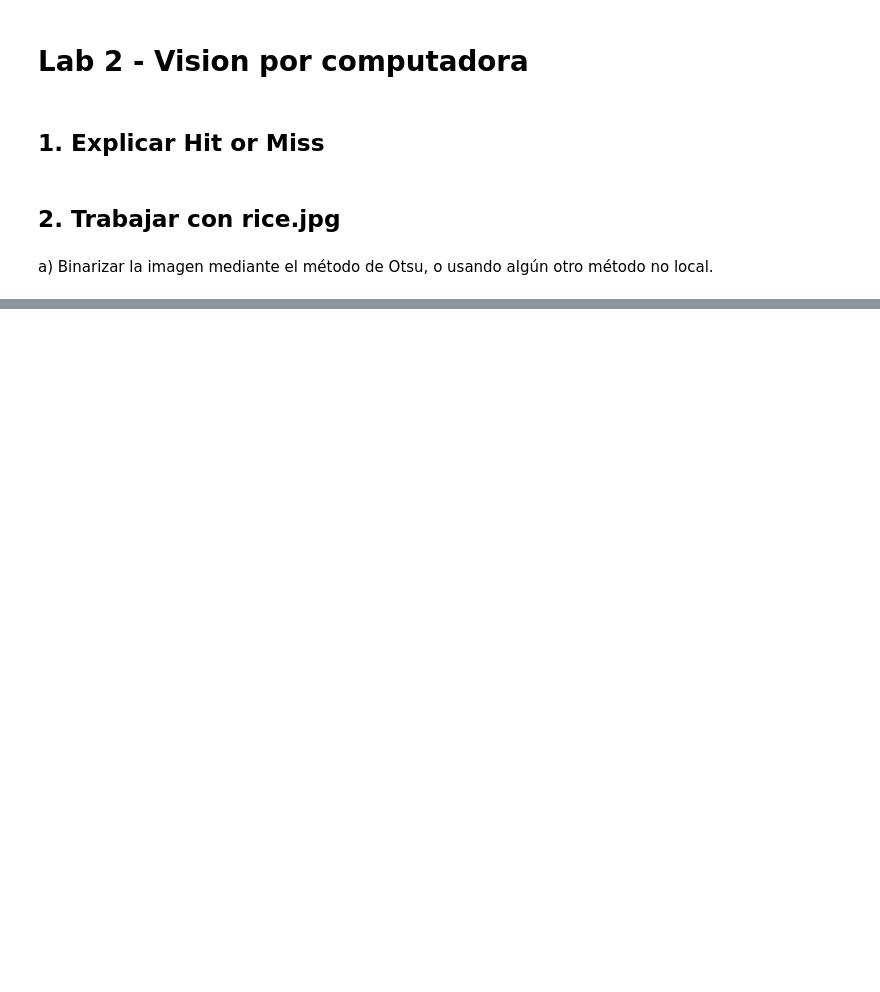
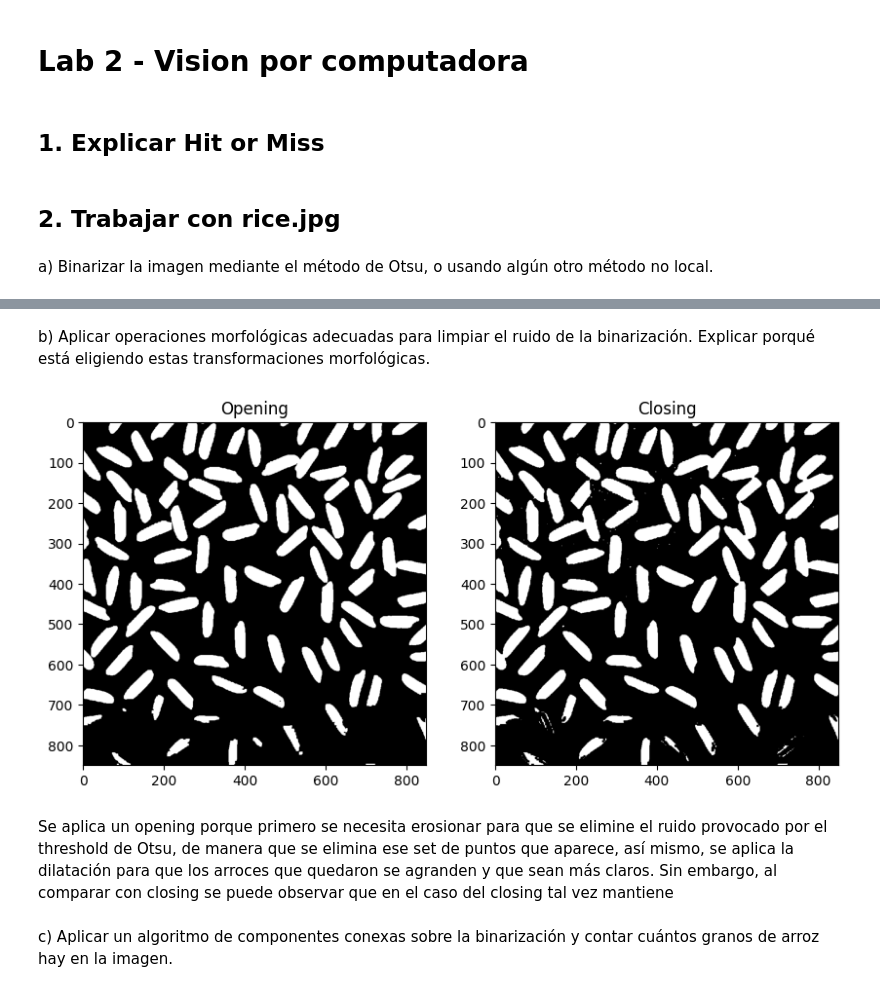
Before and after one commit to DiggsPapu/computer-vision-2, a Jupyter notebook: lab2.ipynb, the cells around one changed output, grey strips where cells are left out. Saved outputs shown, nothing was run; the diff lists cells and outputs as text; code cells hidden in the pictures; blank space fills up the shorter version.

```diff
--- a/lab2.ipynb
+++ b/lab2.ipynb
@@ -32,0 +34,20 @@ plt.show()
+# %% [markdown]
+ b) Aplicar operaciones morfológicas adecuadas para limpiar el ruido de la binarización. Explicar porqué está eligiendo estas transformaciones morfológicas.
+# %%
+kernel = np.ones((5, 5), np.uint8)  # You can adjust the size of the kernel
+riceOpening = cv.morphologyEx(riceWithTh, cv.MORPH_OPEN, kernel)
+riceClosing = cv.morphologyEx(riceWithTh, cv.MORPH_CLOSE, kernel)
+plt.figure(figsize=(10,10))
+plt.subplot(1,2,1)
+plt.title("Opening")
+plt.imshow(riceOpening, cmap='gray', vmin=0, vmax=255)
+plt.subplot(1,2,2)
+plt.title("Closing")
+plt.imshow(riceClosing, cmap='gray', vmin=0, vmax=255)
+plt.show()
+# %% [output]
+[figure, added]
+# %% [markdown]
+Se aplica un opening porque primero se necesita erosionar para que se elimine el ruido provocado por el threshold de Otsu, de manera que se elimina ese set de puntos que aparece, así mismo, se aplica la dilatación para que los arroces que quedaron se agranden y que sean más claros. Sin embargo, al comparar con closing se puede observar que en el caso del closing tal vez mantiene
+# %% [markdown]
+c) Aplicar un algoritmo de componentes conexas sobre la binarización y contar cuántos granos de arroz hay en la imagen.
```
Also changed, not shown: parts of 2 cells of this notebook, 1 other file.
